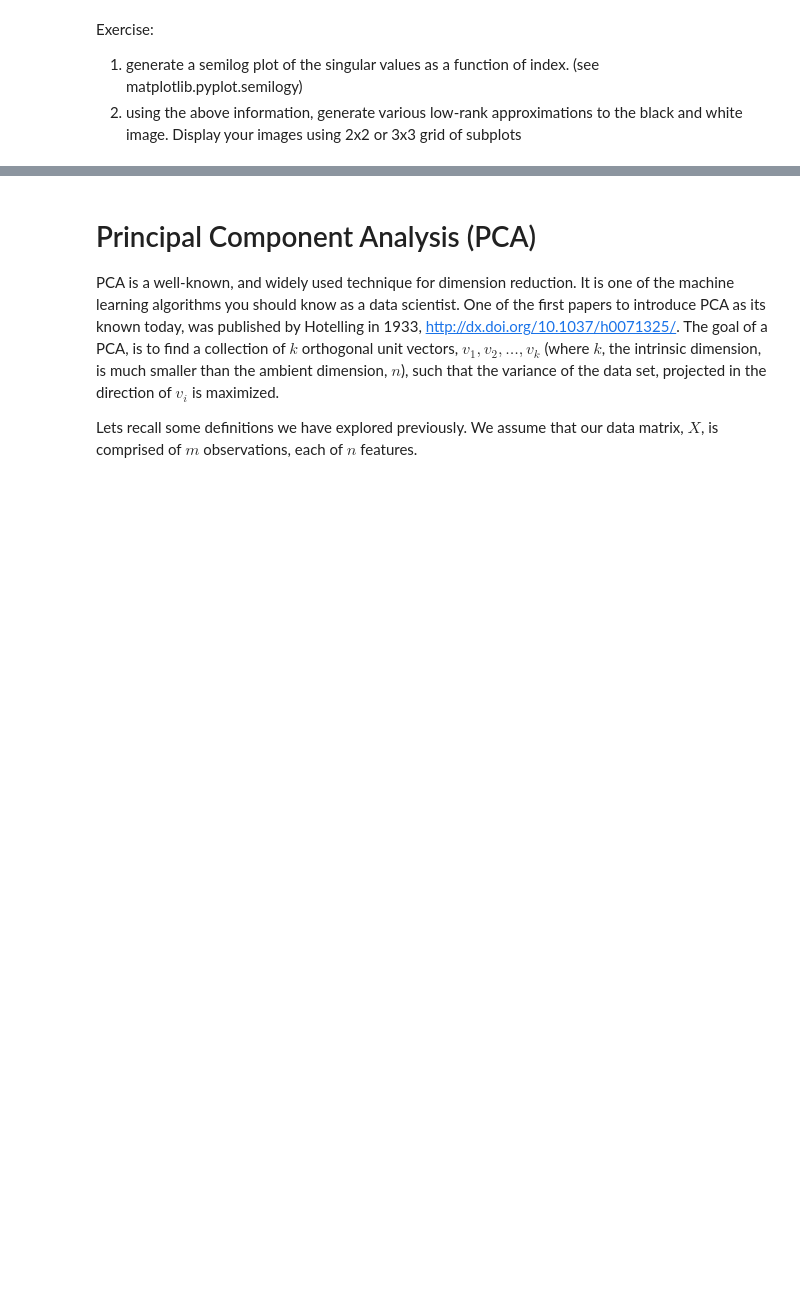
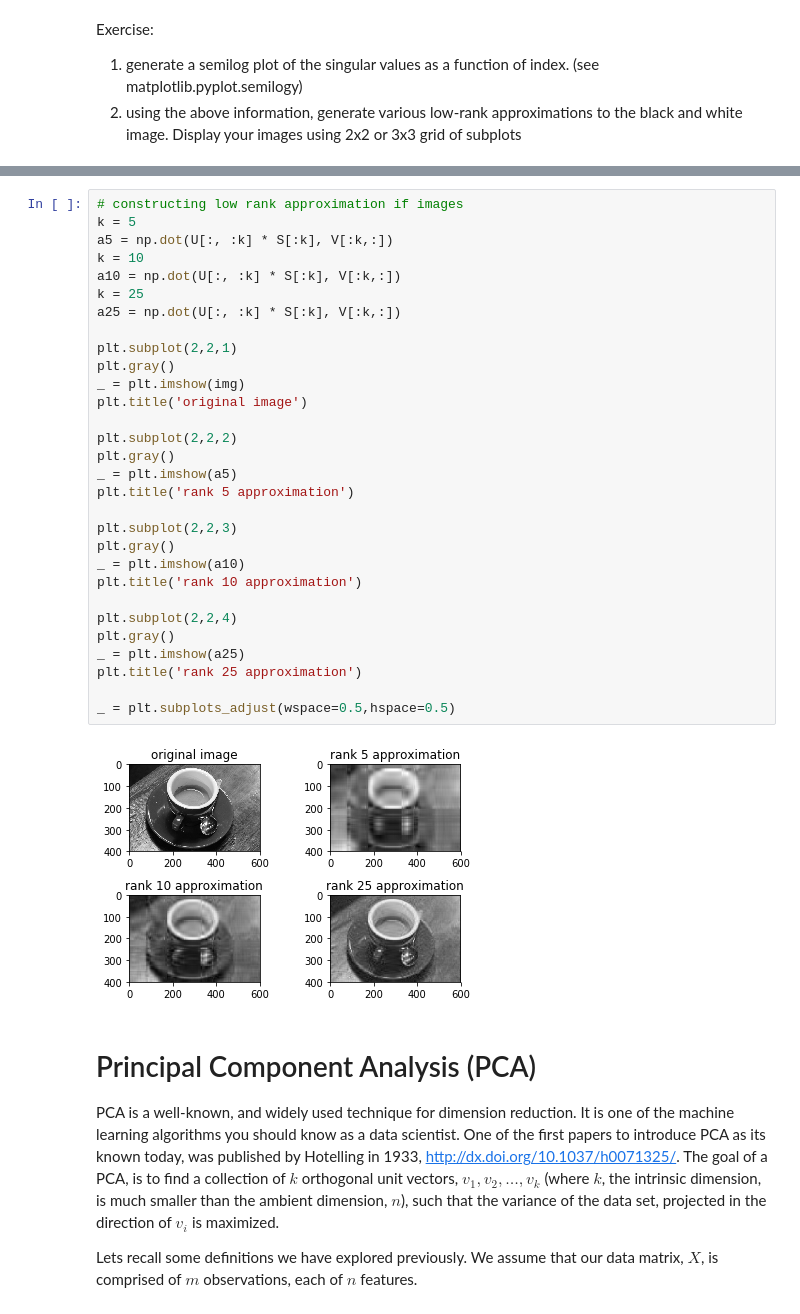
Before and after one commit to ongbw/UN5550-Fall2018, a Jupyter notebook: lectures/Week09.ipynb, the cells around one changed output, grey strips where cells are left out. Cells and saved outputs as stored; diff of their text form; blank space fills up the shorter version.

Commit message:
adding code for low rank approximation

```diff
--- a/lectures/Week09.ipynb
+++ b/lectures/Week09.ipynb
@@ -121,3 +134,35 @@ plt.ylabel("singular values")
+# %%
+# constructing low rank approximation if images
+k = 5
+a5 = np.dot(U[:, :k] * S[:k], V[:k,:])
+k = 10
+a10 = np.dot(U[:, :k] * S[:k], V[:k,:])
+k = 25
+a25 = np.dot(U[:, :k] * S[:k], V[:k,:])
+
+plt.subplot(2,2,1)
+plt.gray()
+_ = plt.imshow(img)
+plt.title('original image')
+
+plt.subplot(2,2,2)
+plt.gray()
+_ = plt.imshow(a5)
+plt.title('rank 5 approximation')
+
+plt.subplot(2,2,3)
+plt.gray()
+_ = plt.imshow(a10)
+plt.title('rank 10 approximation')
+
+plt.subplot(2,2,4)
+plt.gray()
+_ = plt.imshow(a25)
+plt.title('rank 25 approximation')
+
+_ = plt.subplots_adjust(wspace=0.5,hspace=0.5)
+# %% [output]
+[figure, added]
 # %% [markdown]
 # Principal Component Analysis (PCA)
 
```
Also changed, not shown: parts of 3 cells of this notebook.
